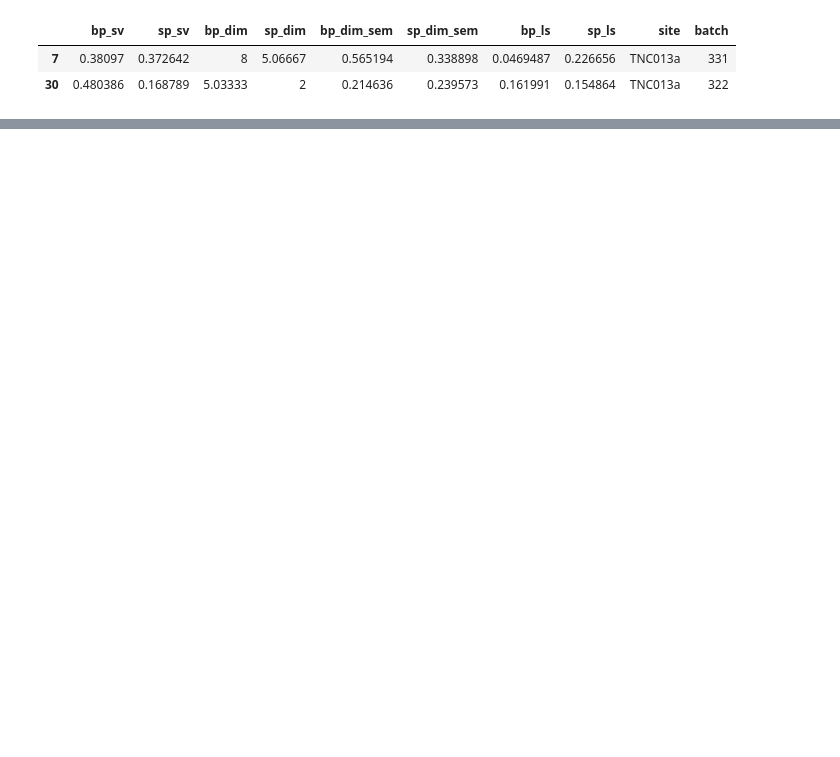
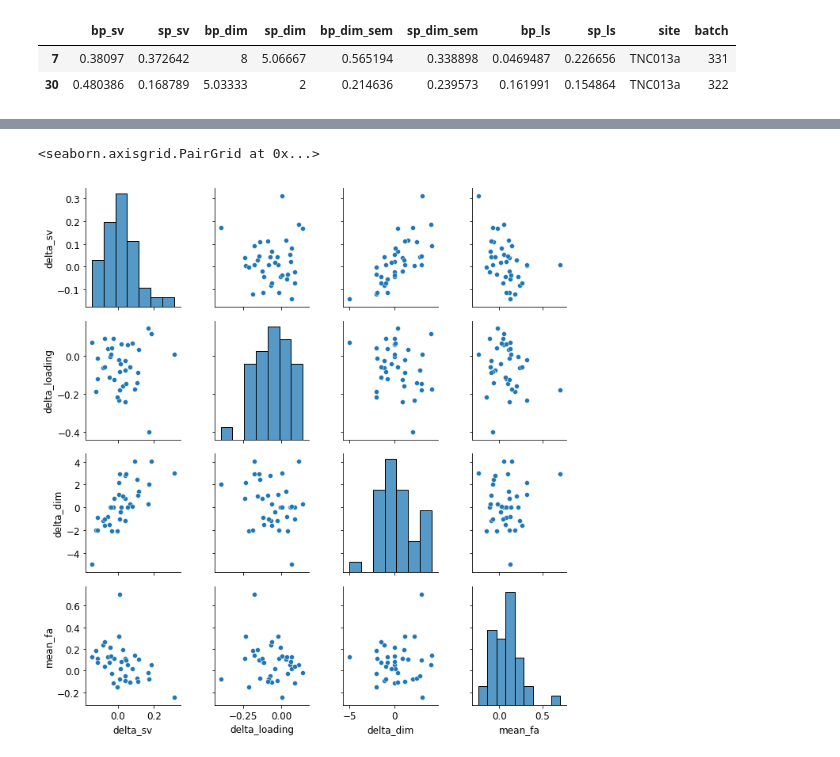
Before and after one commit to crheller/nat_pup_ms, a Jupyter notebook: FA/summary.ipynb, the cells around one changed output, grey strips where cells are left out. Saved outputs shown, nothing was run; the diff lists cells and outputs as text; code cells hidden in the pictures; blank space fills up the shorter version.

Commit message:
first pass at FA simulations for decoding

```diff
--- a/FA/summary.ipynb
+++ b/FA/summary.ipynb
@@ -104,0 +96,33 @@ plt.scatter(df["dp_opt_test"], df_fa["dp_opt_test"], s=5)
+# %%
+# does diversity in delta-dprime correlate with changes in a specific pop. metric?
+# plot mean / std of delta dprime as a function of each pop metric
+rmodel = "dprime_jk10_zscore_fixtdr2-fa_noiseDim-1"
+famodel = "dprime_faModel_jk10_zscore_fixtdr2-fa_noiseDim-1"
+loader = decoding.DecodingResults()
+
+ddp_summary = pd.DataFrame(index=range(metrics.shape[0]), columns=["mean", "std", "mean_fa", "std_fa", "pred_cc", "site", "batch"])
+rdf = []
+fadf = []
+for i, (s, b) in enumerate(zip(sites, batches)):
+    fn = os.path.join(DPRIME_DIR, str(b), s, rmodel+'_TDR.pickle')
+    results = loader.load_results(fn, cache_path=None, recache=False)
+    df = results.numeric_results.loc[results.evoked_stimulus_pairs]
+
+    fn = os.path.join(DPRIME_DIR, str(b), s, famodel+'_TDR.pickle')
+    results = loader.load_results(fn, cache_path=None, recache=False)
+    df_fa = results.numeric_results.loc[results.evoked_stimulus_pairs]
+
+    df["delta"] = (df["bp_dp"]-df["sp_dp"]) / (df["bp_dp"]+df["sp_dp"])
+    df["site"] = s
+    df["batch"] = b
+    df_fa["delta"] = (df_fa["bp_dp"]-df_fa["sp_dp"])/(df_fa["bp_dp"]+df_fa["sp_dp"])
+    df_fa["site"] = s
+    df_fa["batch"] = b
+
+    rdf.append(df)
+    fadf.append(df_fa)
+
+    ddp_summary.iloc[i] = [df["delta"].mean(), df["delta"].std(), df_fa["delta"].mean(), df_fa["delta"].std(), np.corrcoef(df["delta"], df_fa["delta"])[0, 1], s, b]
+
+df = pd.concat(rdf)
+df_fa = pd.concat(fadf)
@@ -104,0 +187,10 @@ plt.scatter(df["dp_opt_test"], df_fa["dp_opt_test"], s=5)
+# %%
+merge["delta_sv"] = merge["bp_sv"]-merge["sp_sv"]
+merge["delta_loading"] = merge["bp_ls"] - merge["sp_ls"]
+merge["delta_dim"] = merge["bp_dim"] - merge["sp_dim"]
+_X = merge[["delta_sv", "delta_loading", "delta_dim", "mean_fa"]]
+X = _X[["delta_sv", "delta_loading", "delta_dim"]]
+sns.pairplot(_X)
+# %% [output]
+<seaborn.axisgrid.PairGrid at 0x...>
+[figure, added]
```
Also changed, not shown: parts of 16 cells of this notebook, 4 other files.
